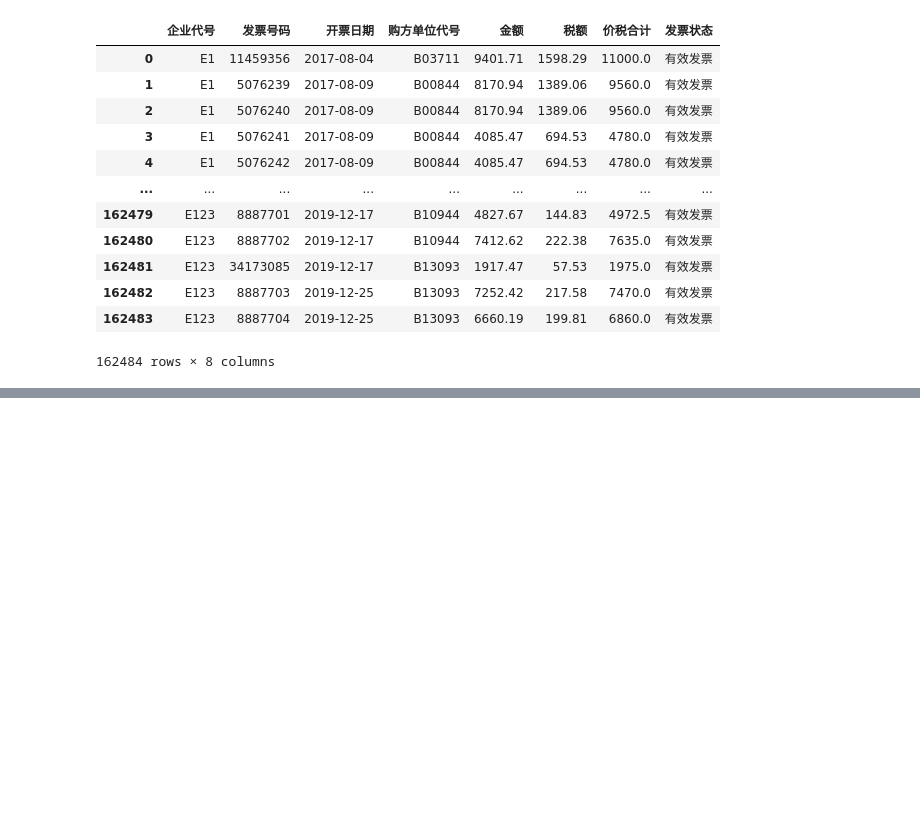
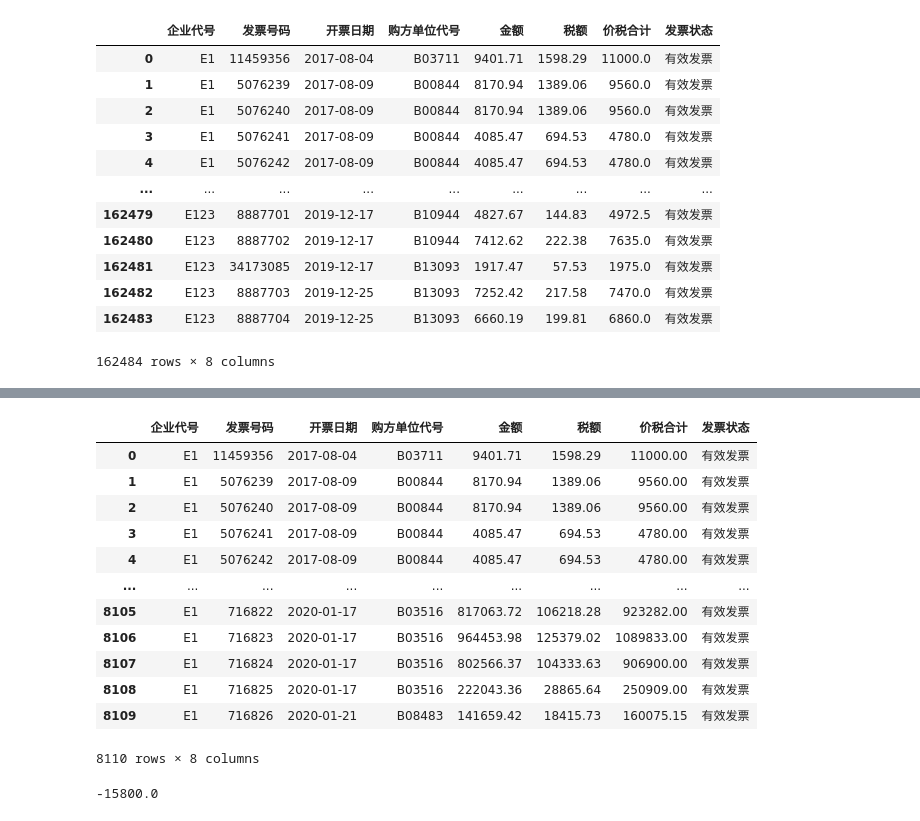
Before and after one commit to JinhuaSu/mathcontest2020, a Jupyter notebook: notebook/feature_engine.ipynb, the cells around one changed output, grey strips where cells are left out. Drawn from its saved outputs; the diff is of its cells as text; code cells hidden in the pictures; blank space fills up the shorter version.

```diff
--- a/notebook/feature_engine.ipynb
+++ b/notebook/feature_engine.ipynb
@@ -61,0 +145,17 @@ df[2]
+# %%
+df_E1_sell  = df[2][df[2]['企业代号'] == 'E1']
+df_E1_sell
+# %% [output]
+|  | 企业代号 | 发票号码 | 开票日期 | 购方单位代号 | 金额 | 税额 | 价税合计 | 发票状态 |
+| 0 | E1 | 11459356 | 2017-08-04 | B03711 | 9401.71 | 1598.29 | 11000.00 | 有效发票 |
+| 1 | E1 | 5076239 | 2017-08-09 | B00844 | 8170.94 | 1389.06 | 9560.00 | 有效发票 |
+| 2 | E1 | 5076240 | 2017-08-09 | B00844 | 8170.94 | 1389.06 | 9560.00 | 有效发票 |
+| 3 | E1 | 5076241 | 2017-08-09 | B00844 | 4085.47 | 694.53 | 4780.00 | 有效发票 |
+| 4 | E1 | 5076242 | 2017-08-09 | B00844 | 4085.47 | 694.53 | 4780.00 | 有效发票 |
+| ... | ... | ... | ... | ... | ... | ... | ... | ... |
+| 8105 | E1 | 716822 | 2020-01-17 | B03516 | 817063.72 | 106218.28 | 923282.00 | 有效发票 |
+| 8106 | E1 | 716823 | 2020-01-17 | B03516 | 964453.98 | 125379.02 | 1089833.00 | 有效发票 |
+| 8107 | E1 | 716824 | 2020-01-17 | B03516 | 802566.37 | 104333.63 | 906900.00 | 有效发票 |
+| 8108 | E1 | 716825 | 2020-01-17 | B03516 | 222043.36 | 28865.64 | 250909.00 | 有效发票 |
+| 8109 | E1 | 716826 | 2020-01-21 | B08483 | 141659.42 | 18415.73 | 160075.15 | 有效发票 |
+8110 rows × 8 columns
@@ -61,0 +165,4 @@ df[2]
+# %%
+df_E1_sell[df_E1_sell['开票日期']=='2017-08-09']['价税合计'].sum()-df_E1_buy[df_E1_buy['开票日期']=='2017-08-09']['价税合计'].sum()
+# %% [output]
+-15800.0
```
Also changed, not shown: parts of 18 cells of this notebook, 1 other file.
